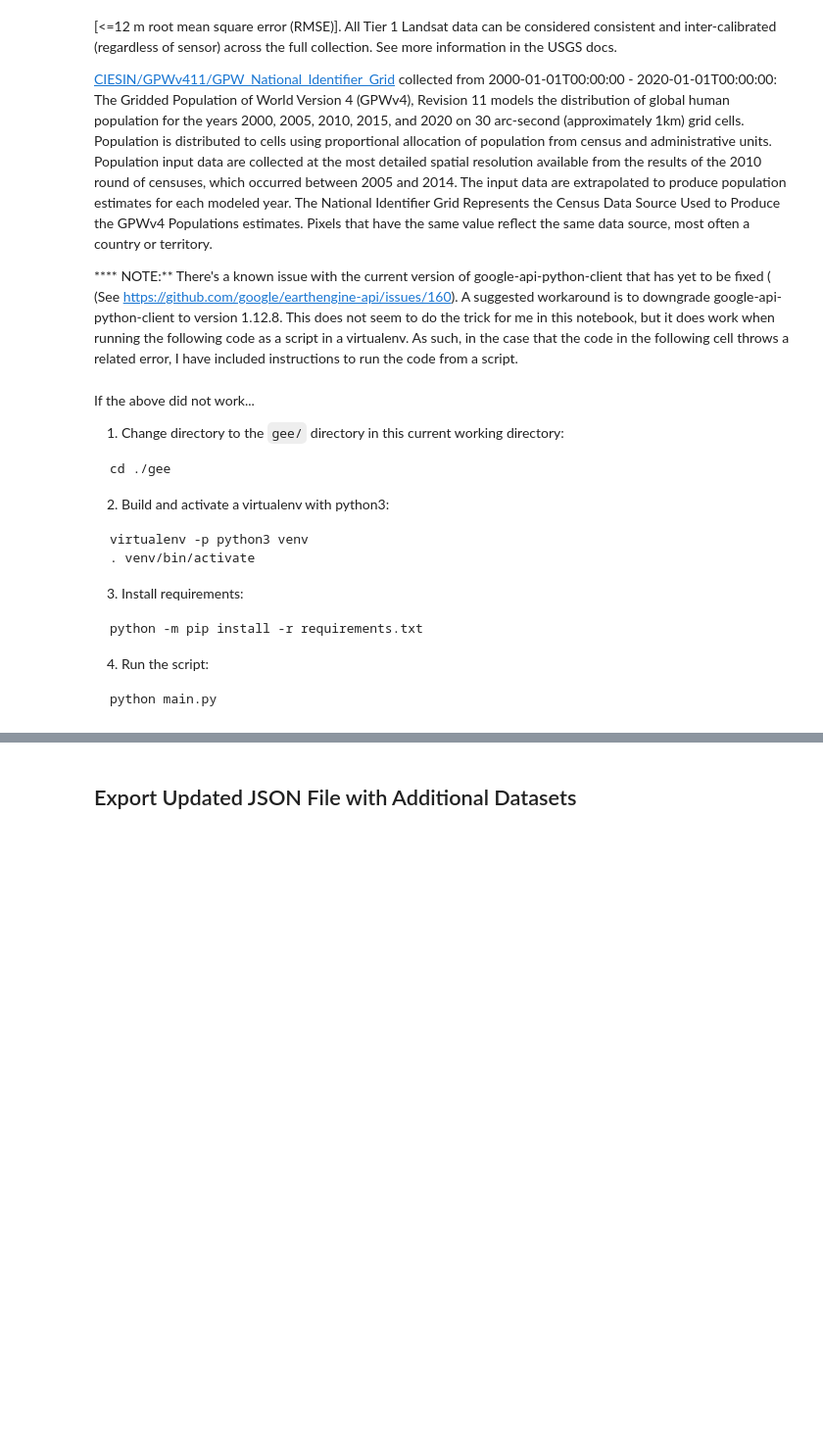
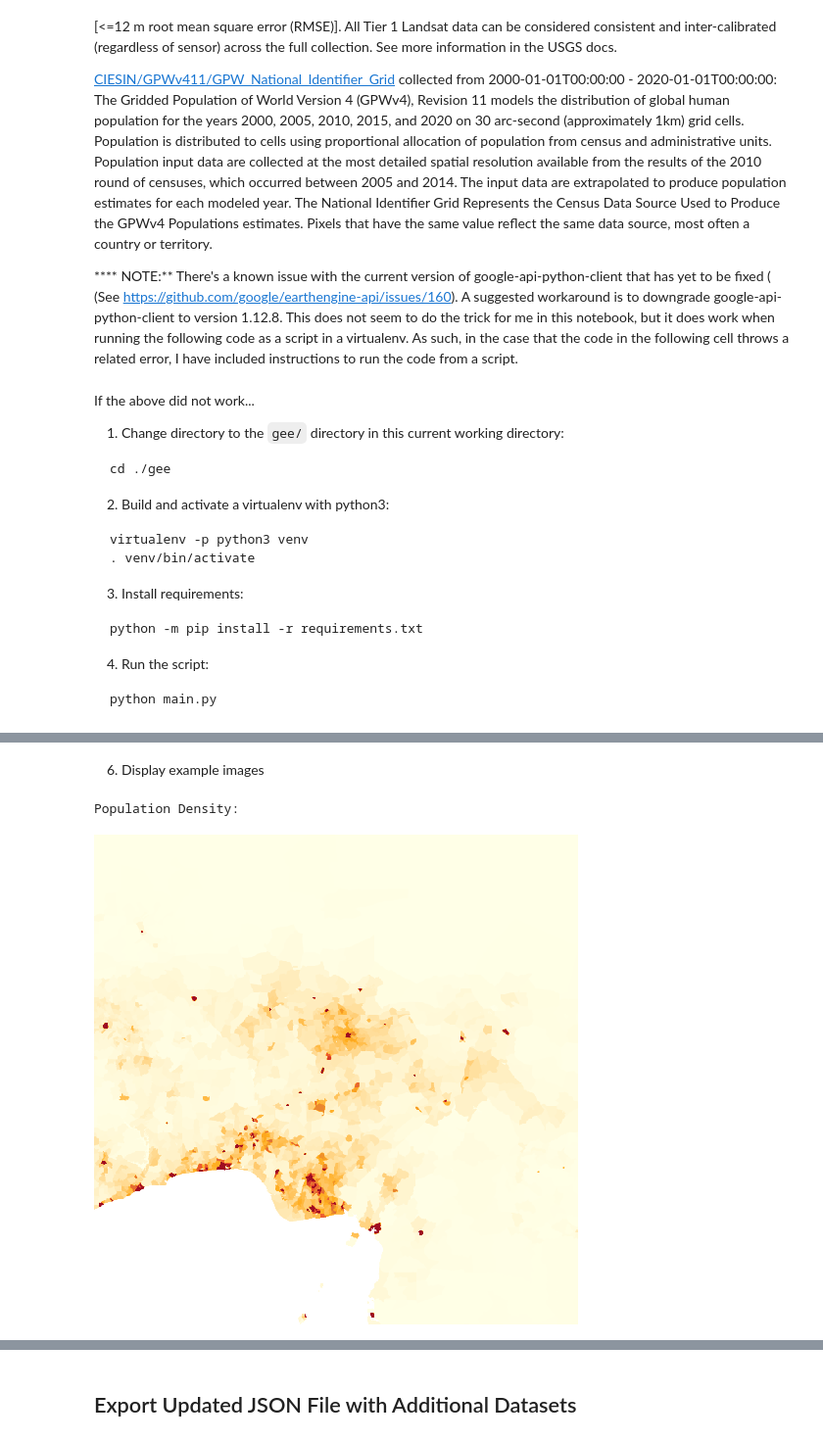
Before and after one commit to sarahpursley/dsci550-assignment1, a Jupyter notebook: final_submission/assignment1.ipynb, the cells around one changed output, grey strips where cells are left out. Shown at 98% size. Drawn from its saved outputs; the diff is of its cells as text; code cells hidden in the pictures; blank space fills up the shorter version.

Commit message:
edits to agepredictor and d google earth engine

```diff
--- a/final_submission/assignment1.ipynb
+++ b/final_submission/assignment1.ipynb
@@ -1995,11 +2001,11 @@ for message in messages:
             # Get population density image bytes
             image = engine.get_population_density_img(float(geolocation['Geographic_LONGITUDE']), float(geolocation['Geographic_LATITUDE']))
             # Convert bytes to base64 encoded string and save
-            message['GoogleEarthEngine'][engine.collections['population_density']['name']] = engine.image_to_b64(image)
+            message['GoogleEarthEngine'][engine.collections['population_density']['name']] = str(engine.image_to_b64(image), 'utf-8')
             # Get population count image bytes
             image = engine.get_population_count_img(float(geolocation['Geographic_LONGITUDE']), float(geolocation['Geographic_LATITUDE']))
             # Convert bytes to base64 encoded string and save
-            message['GoogleEarthEngine'][engine.collections['population_count']['name']] = engine.image_to_b64(image)
+            message['GoogleEarthEngine'][engine.collections['population_count']['name']] = str(engine.image_to_b64(image), 'utf-8')
             # Get raw land image bytes (this can take a while, so skip it if it timesout)
             try:
                 image = engine.get_raw_land_img(float(geolocation['Geographic_LONGITUDE']), float(geolocation['Geographic_LATITUDE']))
@@ -2007,29 +2013,15 @@ for message in messages:
                 print('HTTPError: Request for raw land image (LANDSAT/LE07/C01/T1) timedout')
                 image = b''
             # Convert bytes to base64 encoded string and save
-            message['GoogleEarthEngine'][engine.collections['raw_land']['name']] = engine.image_to_b64(image)
+            message['GoogleEarthEngine'][engine.collections['raw_land']['name']] = str(engine.image_to_b64(image), 'utf-8')
             # Get country boundaries image bytes
             image = engine.get_country_boundaries_img(float(geolocation['Geographic_LONGITUDE']), float(geolocation['Geographic_LATITUDE']))
             # Convert bytes to base64 encoded string and save
-            message['GoogleEarthEngine'][engine.collections['country_boundaries']['name']] = engine.image_to_b64(image)
+            message['GoogleEarthEngine'][engine.collections['country_boundaries']['name']] = str(engine.image_to_b64(image), 'utf-8')
             # Save an example
             example = message['GoogleEarthEngine']
             # Sleep so we don't blast Google
             time.sleep(3)
-
-# Save a checkpoint
-#save_to_outfile(messages)
-
-# Show the example of retrieved images
-print(f'''Name: {example['name']}  Long: {example['longitude']}  Lat: {example['latitude']}\n''')
-print('Population Density:')
-Image.display(data=engine.b64_to_image(example['population_density']))
-print('Population Count:')
-Image.display(data=engine.b64_to_image(example['population_count']))
-print('Raw Land:')
-Image.display(data=engine.b64_to_image(example['raw_land']))
-print('Country Boundaries:')
-Image.display(data=engine.b64_to_image(example['country_boundaries']))
 # %% [markdown]
 If the above did not work...
 
@@ -2052,0 +2050,3 @@ python main.py
+# %%
+with open(os.path.join(path_to_data, 'fraudulent_emails_gee.json'), 'r') as injson:
+    new_messages = json.load(injson)
@@ -2052,0 +2058,2 @@ python main.py
+# %% [markdown]
+6. Display example images
@@ -2052,0 +2063,16 @@ python main.py
+# %%
+def b64_to_image(b64string):
+    return base64.b64decode(b64string)
+# %%
+for message in new_messages:
+    if 'GoogleEarthEngine' in message:
+        example = message['GoogleEarthEngine']
+        break
+
+print(f'''Name: {example['name']}  Long: {example['longitude']}  Lat: {example['latitude']}\n''')
+# %%
+print('Population Density:')
+display.Image(b64_to_image(example['CIESIN/GPWv411/GPW_Population_Density']))
+# %% [output]
+Population Density:
+[figure, added]
```
Also changed, not shown: parts of 13 cells of this notebook.
